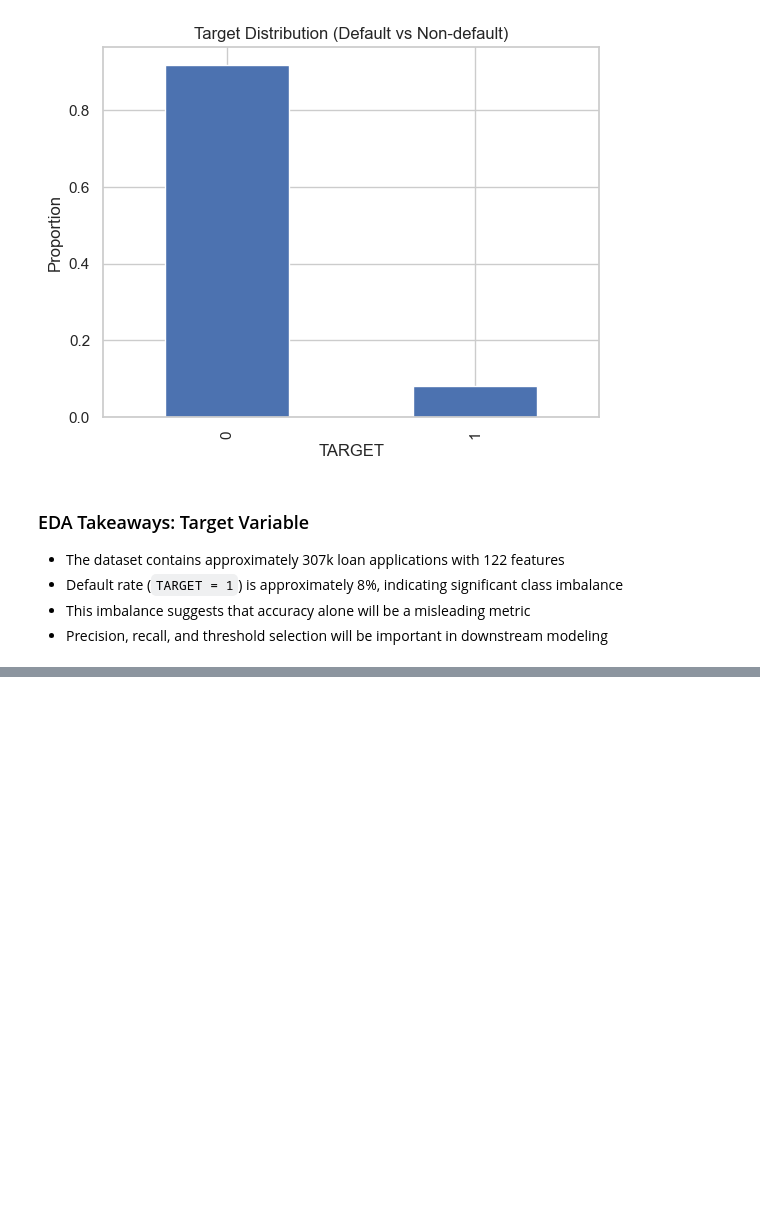
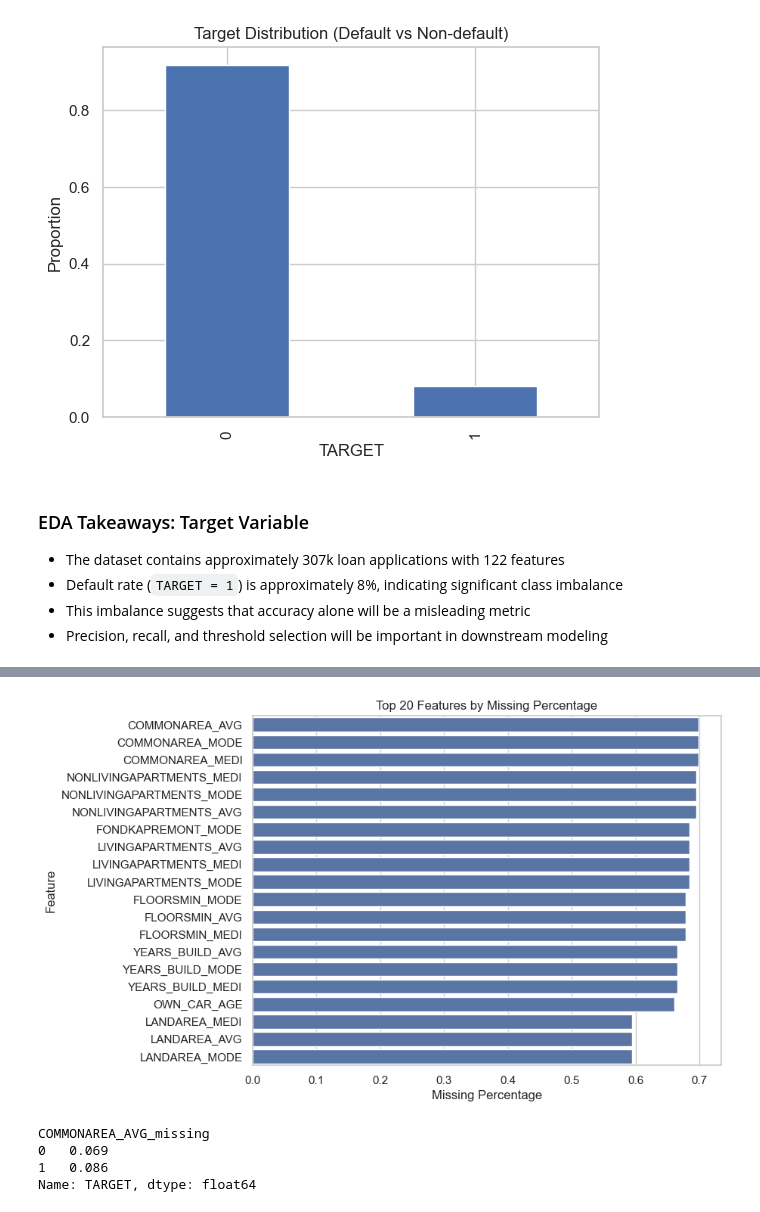
Before and after one commit to jakeybat972/home-credit-default-risk, a Jupyter notebook: notebooks/01-eda.ipynb, the cells around one changed output, grey strips where cells are left out. Cells and saved outputs as stored; diff of their text form; code cells hidden in the pictures; blank space fills up the shorter version.

Commit message:
Analyze missing data patterns and missingness signal

```diff
--- a/notebooks/01-eda.ipynb
+++ b/notebooks/01-eda.ipynb
@@ -108,0 +125,9 @@ plt.show()
+# %%
+missing = (
+    df.isnull()
+      .mean()
+      .sort_values(ascending=False)
+      .to_frame(name="missing_pct")
+)
+
+missing.head(10)
@@ -108,0 +146,27 @@ plt.show()
+# %%
+top_missing = missing.head(20)
+
+plt.figure(figsize=(8, 6))
+sns.barplot(
+    x=top_missing["missing_pct"],
+    y=top_missing.index,
+    orient="h"
+)
+plt.title("Top 20 Features by Missing Percentage")
+plt.xlabel("Missing Percentage")
+plt.ylabel("Feature")
+plt.show()
+# %% [output]
+[figure, added]
+# %%
+# Example: investigate missingness for a high-missing feature
+feature = missing.index[0]
+
+df[f"{feature}_missing"] = df[feature].isnull().astype(int)
+
+df.groupby(f"{feature}_missing")["TARGET"].mean()
+# %% [output]
+COMMONAREA_AVG_missing
+0   0.069
+1   0.086
+Name: TARGET, dtype: float64
```
Also changed, not shown: parts of 6 cells of this notebook.
